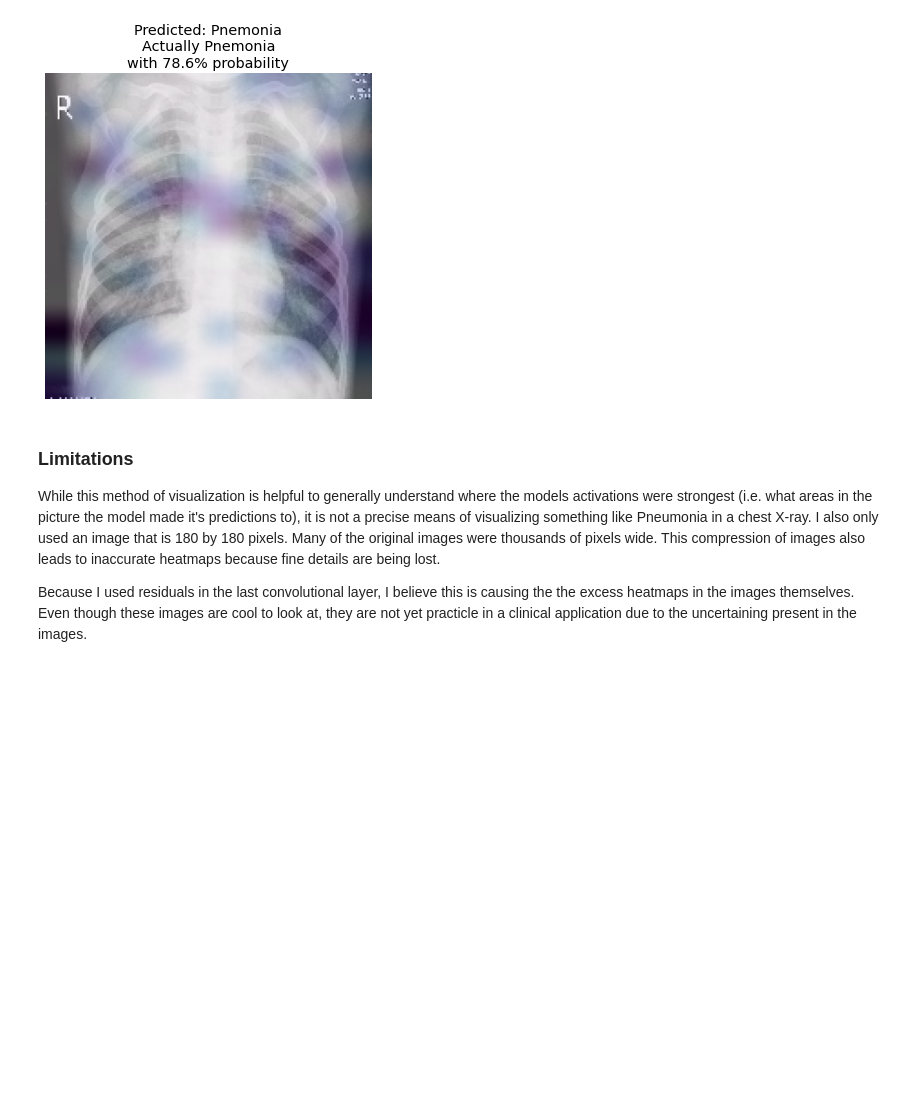
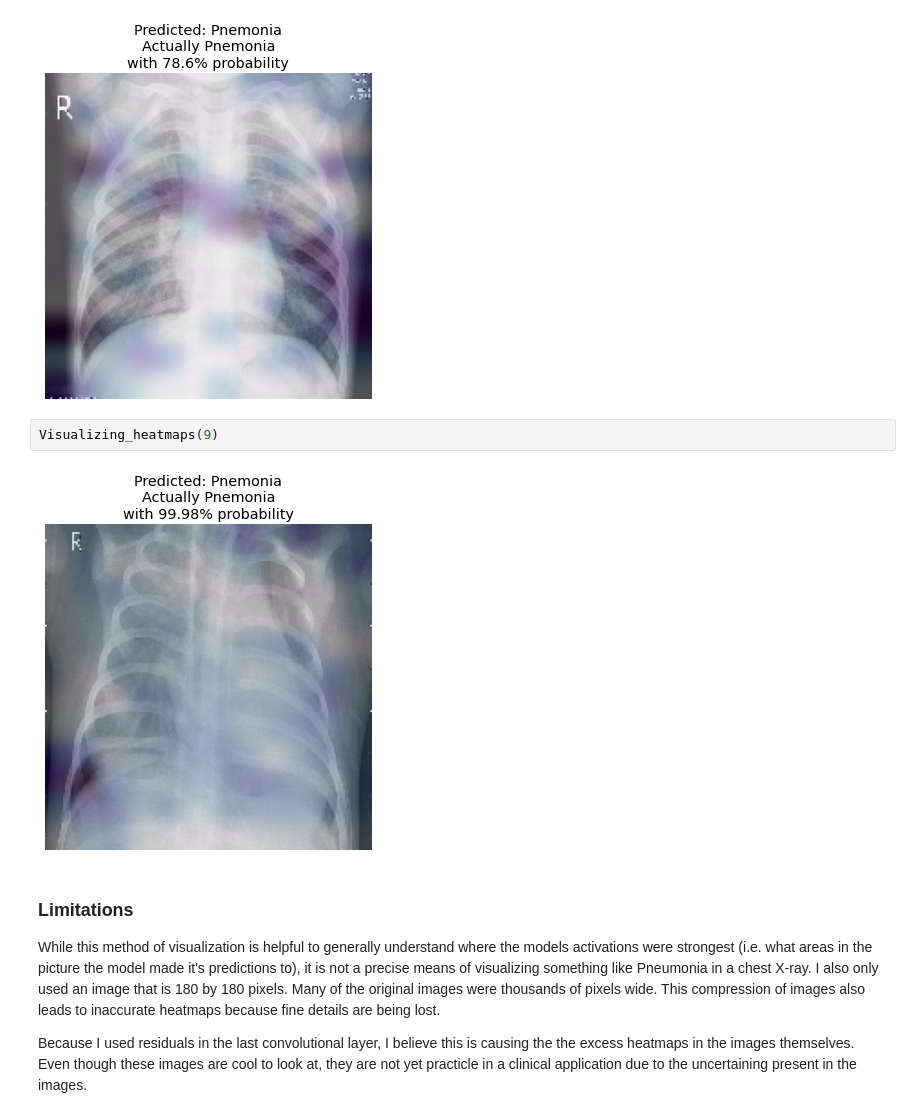
Before and after one commit to dblilienthal/Visualizing-Pneumonia-using-Deep-Learning, a Jupyter notebook: Visualizing Pneumonia using Deep Learning.ipynb, the cells around one changed output. Saved outputs shown, nothing was run; the diff lists cells and outputs as text; blank space fills up the shorter version.

```diff
--- a/Visualizing Pneumonia using Deep Learning.ipynb
+++ b/Visualizing Pneumonia using Deep Learning.ipynb
@@ -693,6 +695,10 @@ Visualizing_heatmaps(5)
 Visualizing_heatmaps(6)
 # %% [output]
 [figure]
+# %%
+Visualizing_heatmaps(9)
+# %% [output]
+[figure, added]
 # %% [markdown]
 ### Limitations
 
```
Also changed, not shown: parts of 1 cell of this notebook.
